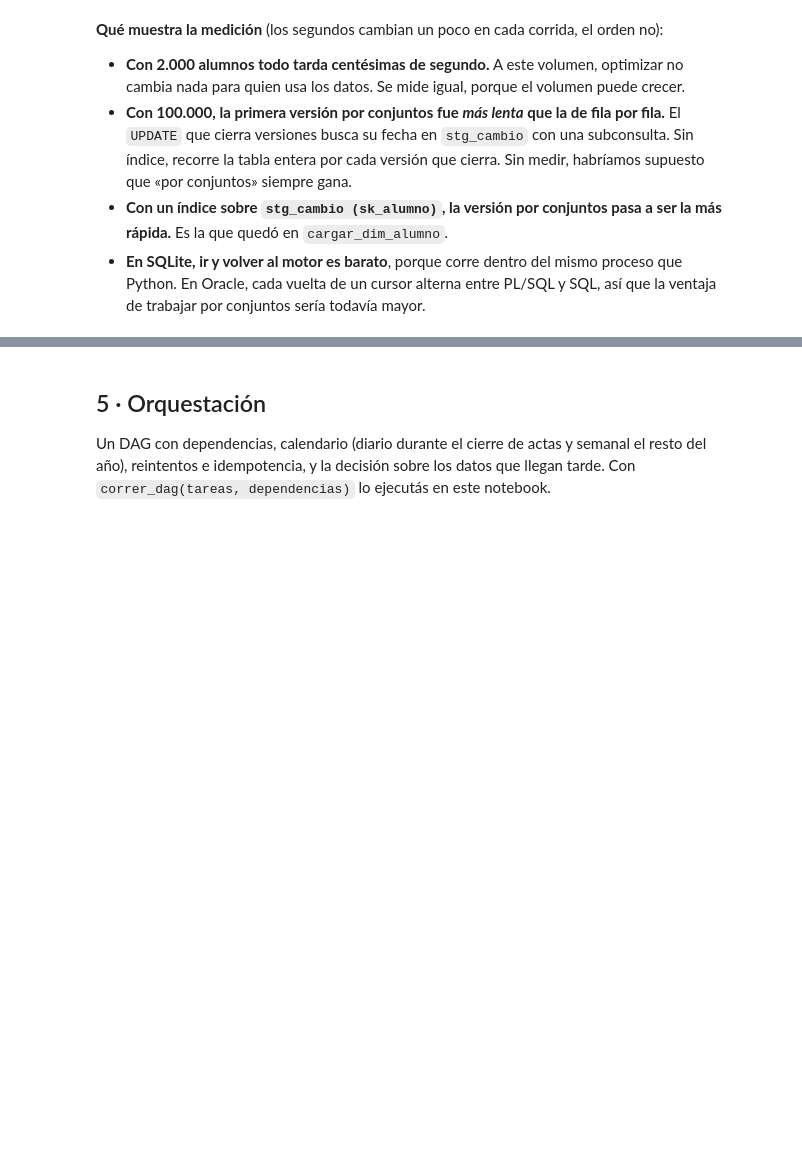
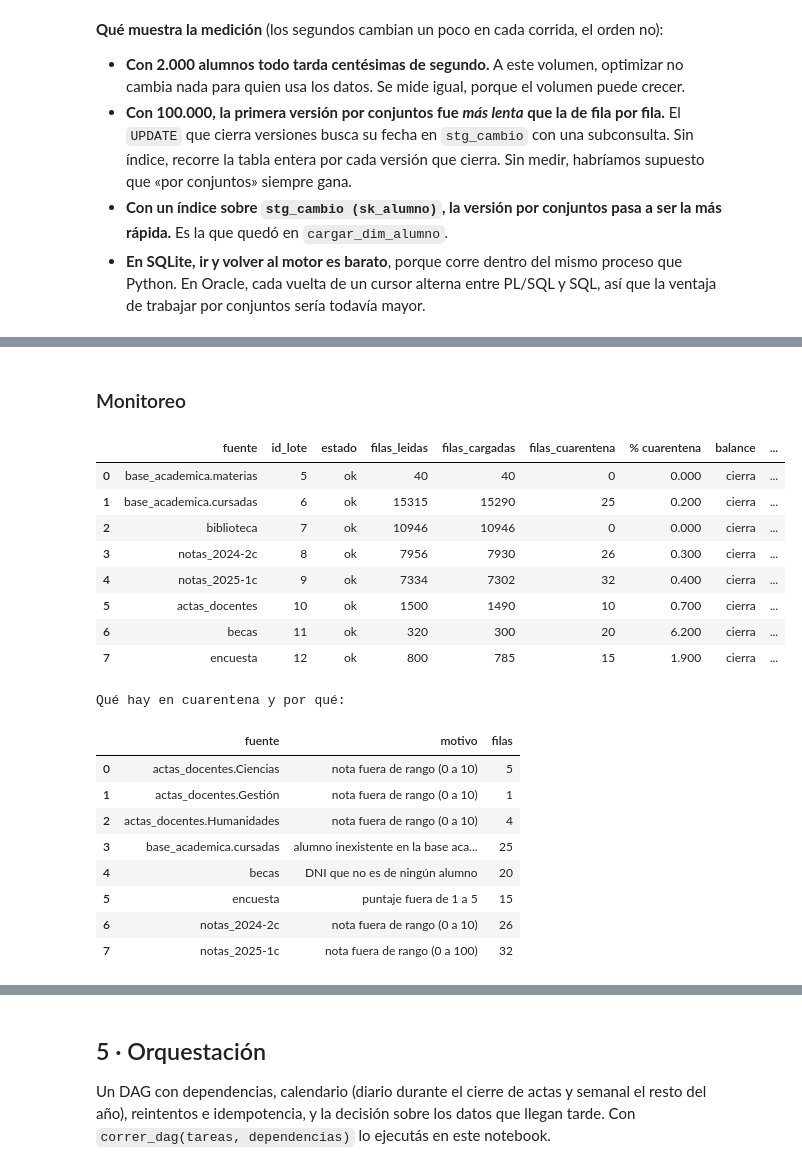
Before and after one commit to raschmatias/dh_arca, a Jupyter notebook: Data Engineer/06_uniandina/trabajo_final_uniandina.ipynb, the cells around one changed output, grey strips where cells are left out. Drawn from its saved outputs; the diff is of its cells as text; code cells hidden in the pictures; blank space fills up the shorter version.

```diff
--- a/Data Engineer/06_uniandina/trabajo_final_uniandina.ipynb
+++ b/Data Engineer/06_uniandina/trabajo_final_uniandina.ipynb
@@ -1176,0 +1510,42 @@ notas_2025-1c.csv                             179 KB
+# %% [markdown]
+### Monitoreo
+# %%
+# Monitoreo: el último lote de cada origen, con su balance y un semáforo.
+UMBRAL_CUARENTENA = 0.05     # más de 5 % de filas en cuarentena es una alerta: algo cambió en el origen
+
+def tablero_ingesta():
+    t = sql("""SELECT fuente, id_lote, estado, filas_leidas, filas_cargadas, filas_cuarentena, detalle
+               FROM control_lote WHERE proceso = 'ingesta'
+                 AND id_lote IN (SELECT MAX(id_lote) FROM control_lote WHERE proceso = 'ingesta' AND estado <> 'omitido' GROUP BY fuente)
+               ORDER BY id_lote""", base="dwh.db")
+    t["% cuarentena"] = (100 * t.filas_cuarentena / t.filas_leidas).round(1)
+    t["balance"] = (t.filas_leidas == t.filas_cargadas + t.filas_cuarentena).map({True: "cierra", False: "NO cierra"})
+    t["semáforo"] = [ "🔴 falló" if e == "falló" else ("🟡 revisar" if p > 100 * UMBRAL_CUARENTENA else "🟢 ok")
+                      for e, p in zip(t.estado, t["% cuarentena"].fillna(0))]
+    return t.astype({"filas_leidas": "Int64", "filas_cargadas": "Int64", "filas_cuarentena": "Int64"})
+
+display(tablero_ingesta().drop(columns="detalle"))
+print("Qué hay en cuarentena y por qué:")
+sql("""SELECT fuente, motivo, COUNT(*) AS filas FROM cuarentena
+       WHERE id_lote IN (SELECT MAX(id_lote) FROM control_lote WHERE proceso = 'ingesta' AND estado <> 'omitido' GROUP BY fuente)
+       GROUP BY fuente, motivo ORDER BY fuente, filas DESC""", base="dwh.db")
+# %% [output]
+|  | fuente | id_lote | estado | filas_leidas | filas_cargadas | filas_cuarentena | % cuarentena | balance | ... |
+| 0 | base_academica.materias | 5 | ok | 40 | 40 | 0 | 0.000 | cierra | ... |
+| 1 | base_academica.cursadas | 6 | ok | 15315 | 15290 | 25 | 0.200 | cierra | ... |
+| 2 | biblioteca | 7 | ok | 10946 | 10946 | 0 | 0.000 | cierra | ... |
+| 3 | notas_2024-2c | 8 | ok | 7956 | 7930 | 26 | 0.300 | cierra | ... |
+| 4 | notas_2025-1c | 9 | ok | 7334 | 7302 | 32 | 0.400 | cierra | ... |
+| 5 | actas_docentes | 10 | ok | 1500 | 1490 | 10 | 0.700 | cierra | ... |
+| 6 | becas | 11 | ok | 320 | 300 | 20 | 6.200 | cierra | ... |
+| 7 | encuesta | 12 | ok | 800 | 785 | 15 | 1.900 | cierra | ... |
+Qué hay en cuarentena y por qué:
+|  | fuente | motivo | filas |
+| 0 | actas_docentes.Ciencias | nota fuera de rango (0 a 10) | 5 |
+| 1 | actas_docentes.Gestión | nota fuera de rango (0 a 10) | 1 |
+| 2 | actas_docentes.Humanidades | nota fuera de rango (0 a 10) | 4 |
+| 3 | base_academica.cursadas | alumno inexistente en la base aca... | 25 |
+| 4 | becas | DNI que no es de ningún alumno | 20 |
+| 5 | encuesta | puntaje fuera de 1 a 5 | 15 |
+| 6 | notas_2024-2c | nota fuera de rango (0 a 10) | 26 |
+| 7 | notas_2025-1c | nota fuera de rango (0 a 100) | 32 |
```
Also changed, not shown: parts of 15 cells of this notebook, 2 other files.
